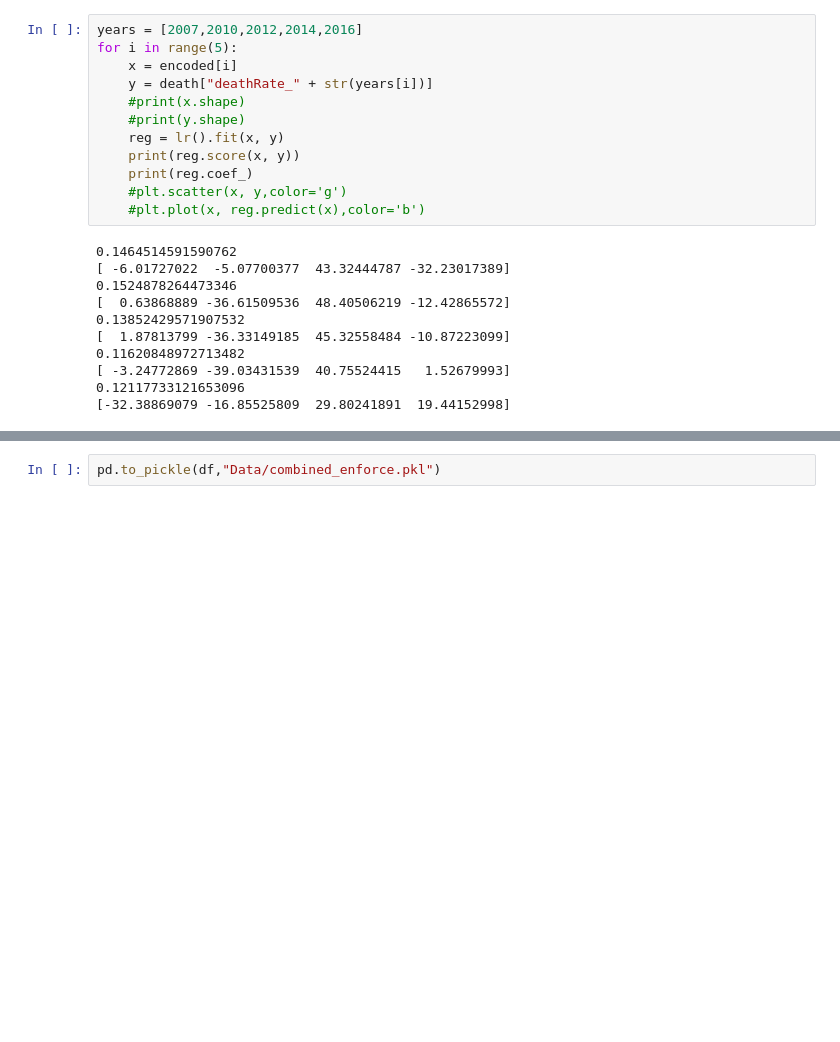
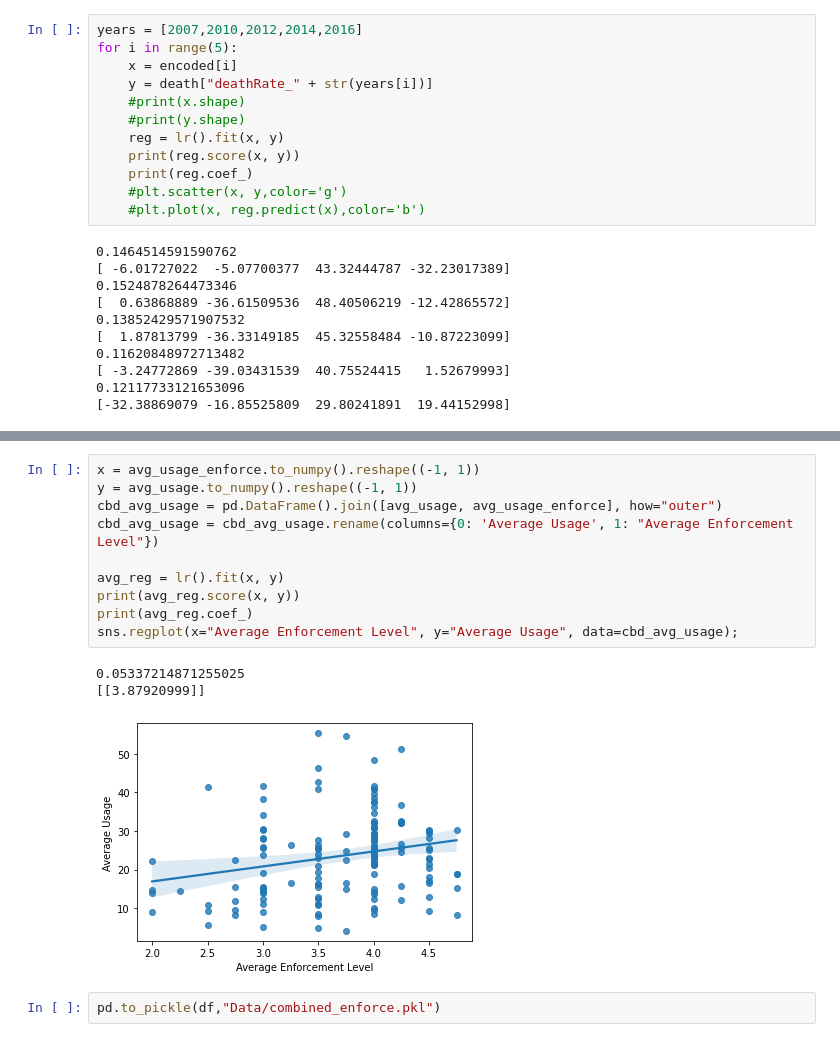
Before and after one commit to Jonathan-Z/GatechCorrelation1TobaccoDatathon, a Jupyter notebook: Enforce.ipynb, the cells around one changed output, grey strips where cells are left out. Drawn from its saved outputs; the diff is of its cells as text; blank space fills up the shorter version.

```diff
--- a/Enforce.ipynb
+++ b/Enforce.ipynb
@@ -106,2 +262,16 @@ for i in range(5):
+# %%
+x = avg_usage_enforce.to_numpy().reshape((-1, 1))
+y = avg_usage.to_numpy().reshape((-1, 1))
+cbd_avg_usage = pd.DataFrame().join([avg_usage, avg_usage_enforce], how="outer")
+cbd_avg_usage = cbd_avg_usage.rename(columns={0: 'Average Usage', 1: "Average Enforcement Level"})
+
+avg_reg = lr().fit(x, y)
+print(avg_reg.score(x, y))
+print(avg_reg.coef_)
+sns.regplot(x="Average Enforcement Level", y="Average Usage", data=cbd_avg_usage);
+# %% [output]
+0.05337214871255025
+[[3.87920999]]
+[figure, added]
 # %%
 pd.to_pickle(df,"Data/combined_enforce.pkl")
```
Also changed, not shown: parts of 14 cells of this notebook, 1 other file.
